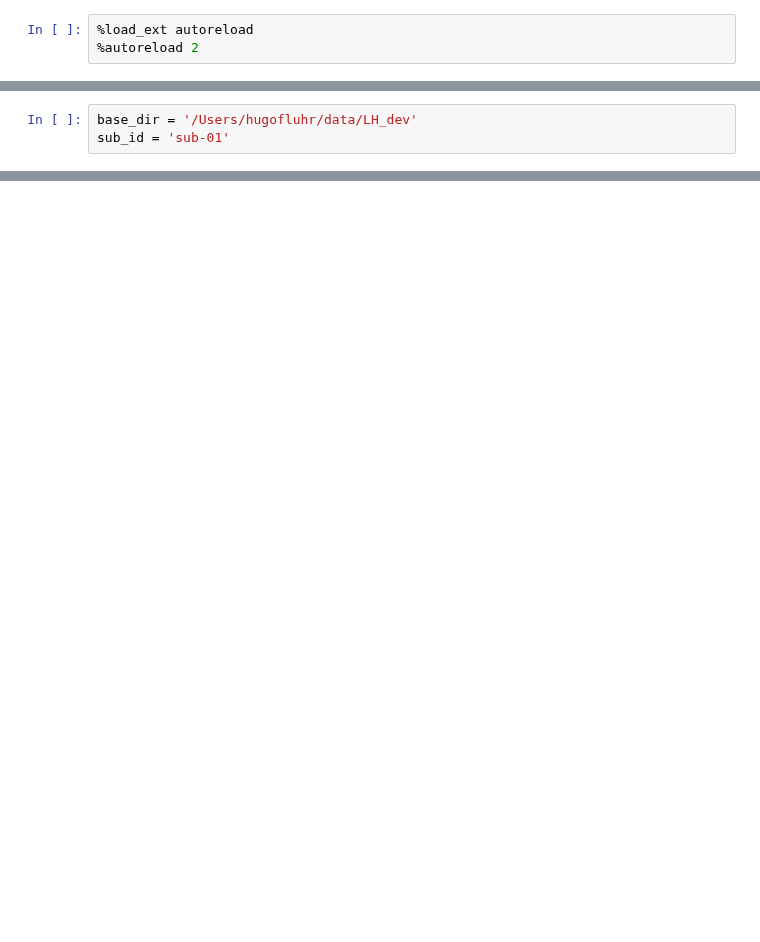
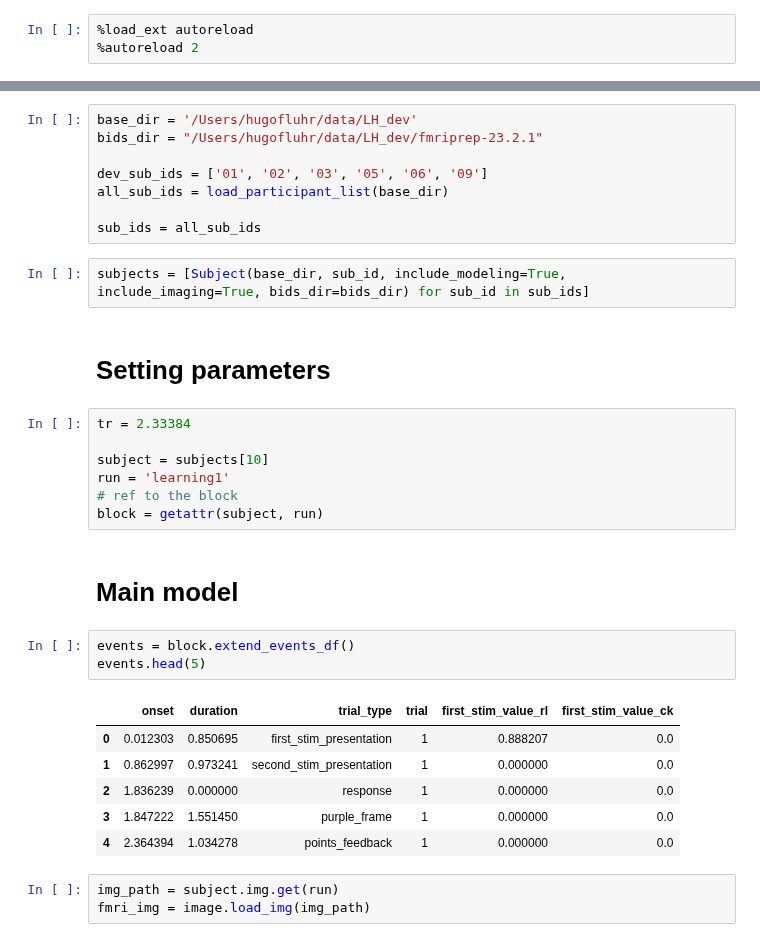
Before and after one commit to hugofluhr/learning-habits-analysis, a Jupyter notebook: notebooks/dev_nilearn_firstlvl.ipynb, the cells around one changed output, grey strips where cells are left out. Cells and saved outputs as stored; diff of their text form; blank space fills up the shorter version.

```diff
--- a/notebooks/dev_nilearn_firstlvl.ipynb
+++ b/notebooks/dev_nilearn_firstlvl.ipynb
@@ -16,3 +3,0 @@ from utils.data import Subject, Block
-# %%
-base_dir = '/Users/hugofluhr/data/LH_dev'
-sub_id = 'sub-01'
@@ -147,0 +17,34 @@ Index(['cosine00', 'cosine01', 'cosine02', 'cosine03', 'cosine04', 'cosine05',
+# %%
+base_dir = '/Users/hugofluhr/data/LH_dev'
+bids_dir = "/Users/hugofluhr/data/LH_dev/fmriprep-23.2.1"
+
+dev_sub_ids = ['01', '02', '03', '05', '06', '09']
+all_sub_ids = load_participant_list(base_dir)
+
+sub_ids = all_sub_ids
+# %%
+subjects = [Subject(base_dir, sub_id, include_modeling=True, include_imaging=True, bids_dir=bids_dir) for sub_id in sub_ids]
+# %% [markdown]
+# Setting parameters
+# %%
+tr = 2.33384
+
+subject = subjects[10]
+run = 'learning1'
+# ref to the block
+block = getattr(subject, run)
+# %% [markdown]
+# Main model
+# %%
+events = block.extend_events_df()
+events.head(5)
+# %% [output]
+|  | onset | duration | trial_type | trial | first_stim_value_rl | first_stim_value_ck |
+| 0 | 0.012303 | 0.850695 | first_stim_presentation | 1 | 0.888207 | 0.0 |
+| 1 | 0.862997 | 0.973241 | second_stim_presentation | 1 | 0.000000 | 0.0 |
+| 2 | 1.836239 | 0.000000 | response | 1 | 0.000000 | 0.0 |
+| 3 | 1.847222 | 1.551450 | purple_frame | 1 | 0.000000 | 0.0 |
+| 4 | 2.364394 | 1.034278 | points_feedback | 1 | 0.000000 | 0.0 |
+# %%
+img_path = subject.img.get(run)
+fmri_img = image.load_img(img_path)
```
Also changed, not shown: parts of 36 cells of this notebook.
